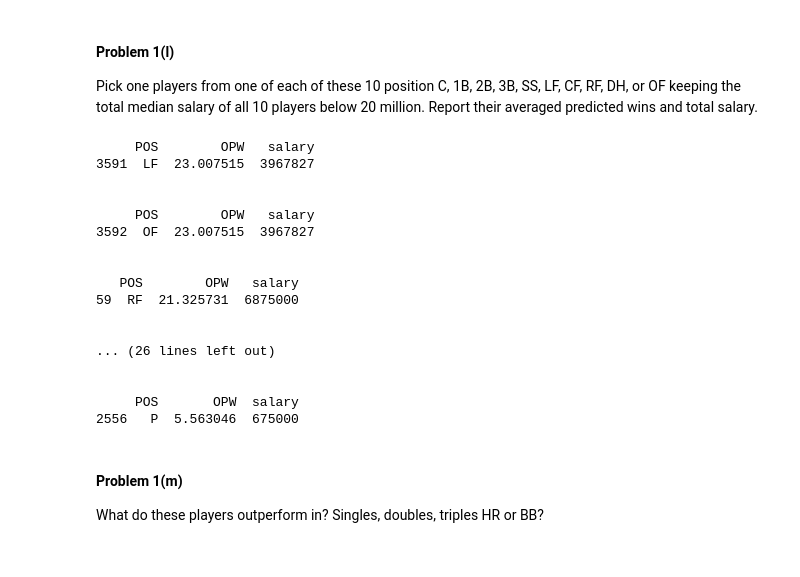
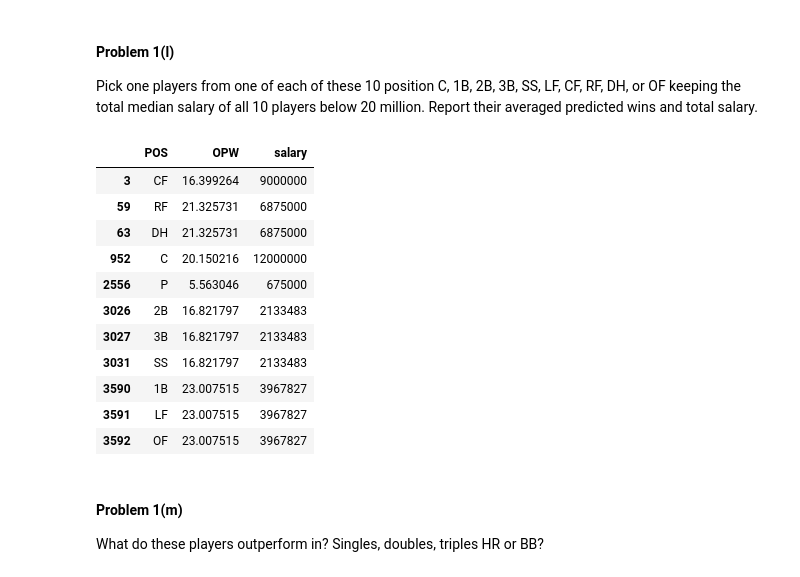
Before and after one commit to snazrul1/ssnazrul, a Jupyter notebook: DSE220/HW2/Assignment_2.ipynb, the cells around one changed output. Drawn from its saved outputs; the diff is of its cells as text; code cells hidden in the pictures.

```diff
--- a/DSE220/HW2/Assignment_2.ipynb
+++ b/DSE220/HW2/Assignment_2.ipynb
@@ -444,35 +444,25 @@ Pick one players from one of each of these 10 position C, 1B, 2B, 3B, SS, LF, CF
 # %%
 ### Your code here ###
 
 cond1 = playerLS['salary'] <= 20e6
 
-pos_list = playerLS[cond1]['POS'].unique()
+playerLS2 = playerLS[cond1]
 
-for pos in pos_list:
-    cond2 = playerLS['POS']==pos
-    df = playerLS[cond1&cond2]
-    cond3 = df['OPW']==df['OPW'].max()
-    df = df[cond3]
-    print df[['POS','OPW','salary']].drop_duplicates()
-    print '\n'
+idx = playerLS2.groupby('POS')['OPW'].transform(max) == playerLS2['OPW']
+playerLS2[idx][['POS','OPW','salary']].drop_duplicates()
 # %% [output]
-     POS        OPW   salary
-3591  LF  23.007515  3967827
-
-
-     POS        OPW   salary
-3592  OF  23.007515  3967827
-
-
-   POS        OPW   salary
-59  RF  21.325731  6875000
-
-
-... (26 lines left out)
-
-
-     POS       OPW  salary
-2556   P  5.563046  675000
+|  | POS | OPW | salary |
+| 3 | CF | 16.399264 | 9000000 |
+| 59 | RF | 21.325731 | 6875000 |
+| 63 | DH | 21.325731 | 6875000 |
+| 952 | C | 20.150216 | 12000000 |
+| 2556 | P | 5.563046 | 675000 |
+| 3026 | 2B | 16.821797 | 2133483 |
+| 3027 | 3B | 16.821797 | 2133483 |
+| 3031 | SS | 16.821797 | 2133483 |
+| 3590 | 1B | 23.007515 | 3967827 |
+| 3591 | LF | 23.007515 | 3967827 |
+| 3592 | OF | 23.007515 | 3967827 |
 # %% [markdown]
 #### Problem 1(m)
 What do these players outperform in? Singles, doubles, triples HR or BB?
```
Also changed, not shown: parts of 9 cells of this notebook.
